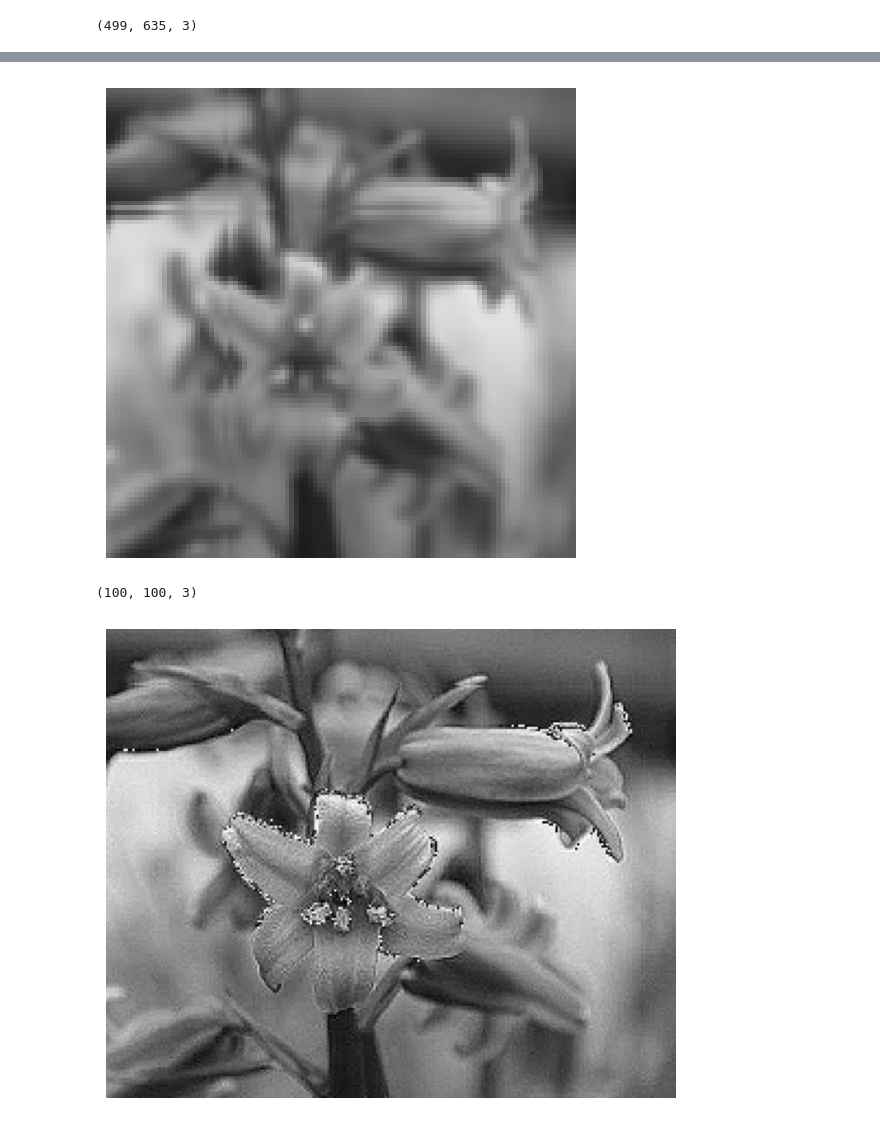
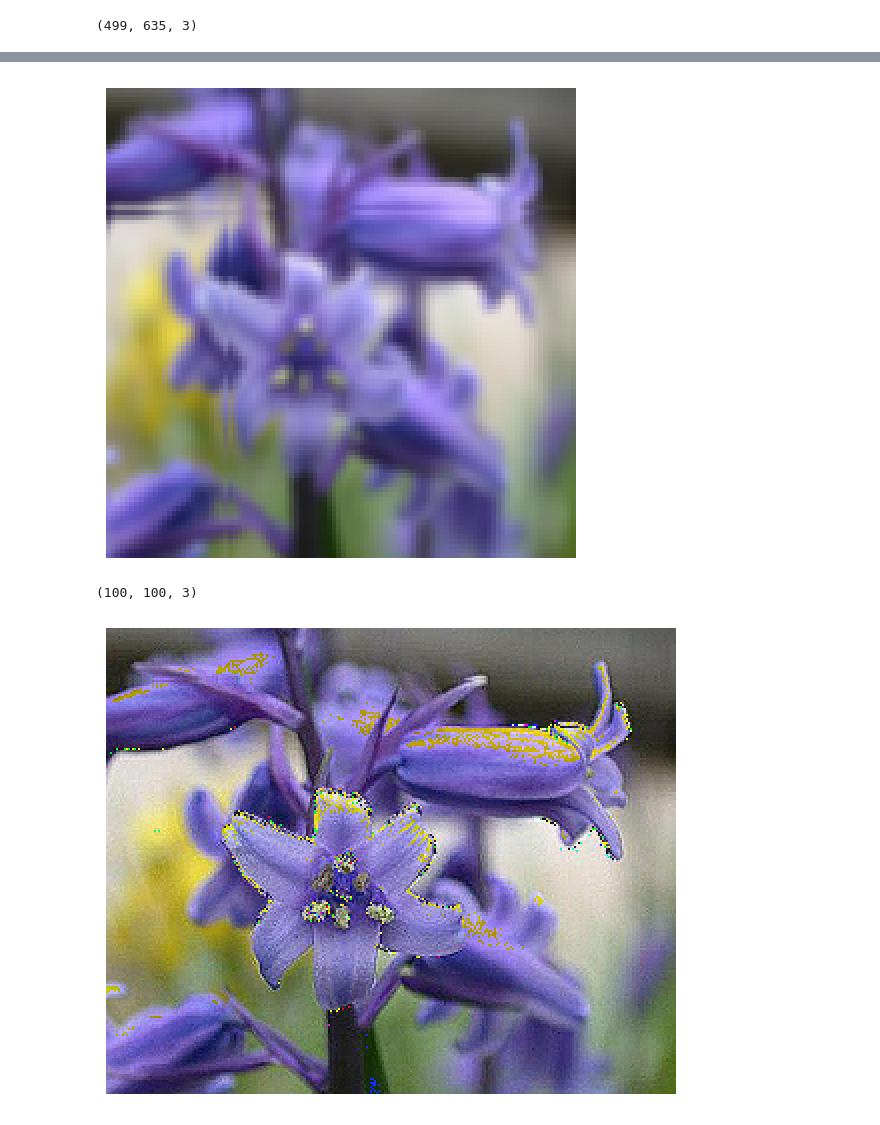
Before and after one commit to amirho3einsedaghati/pyimkernel, a Jupyter notebook: examples/Image Kernels.ipynb, the cells around one changed output, grey strips where cells are left out. Cells and saved outputs as stored; diff of their text form; code cells hidden in the pictures.

```diff
--- a/examples/Image Kernels.ipynb
+++ b/examples/Image Kernels.ipynb
@@ -56,6 +56,6 @@ imkernel.imshow(cv2.cvtColor(image1, cv2.COLOR_BGRA2GRAY), cmap='gray', figsize=
 # %%
 blurred_image = imkernel.apply_filter_on_color_img(image1, kernel_name='box blur', with_resize=True, dsize=(100, 100))
-imkernel.imshow(image=blurred_image)
+imkernel.imshow(image=cv2.cvtColor(blurred_image, cv2.COLOR_BGR2RGB))
 # %% [output]
-[figure, old version]
+[figure, new version]
 # %%
@@ -64,9 +64,9 @@ blurred_image.shape # a grayscale image
 (100, 100, 3)
 # %%
 sharpened_image = imkernel.apply_filter_on_color_img(image1, kernel_name='sharpen', with_resize=True)
-imkernel.imshow(image=sharpened_image, figsize=(6, 6))
+imkernel.imshow(image=cv2.cvtColor(sharpened_image, cv2.COLOR_BGR2RGB), figsize=(6, 6))
 # %% [output]
-[figure, old version]
+[figure, new version]
 # %%
 sharpened_image.shape
 # %% [output]
```
Also changed, not shown: parts of 7 cells of this notebook.
